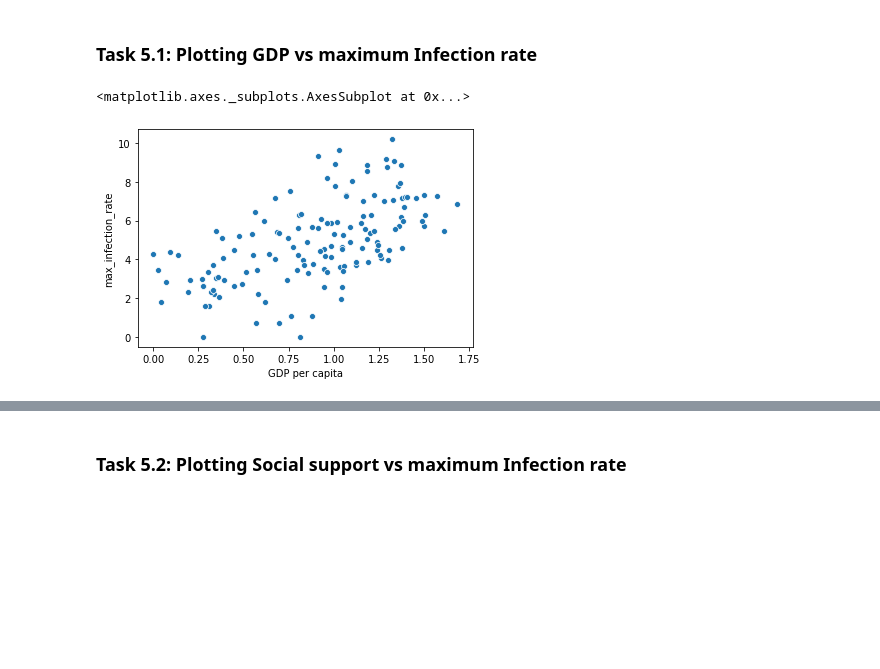
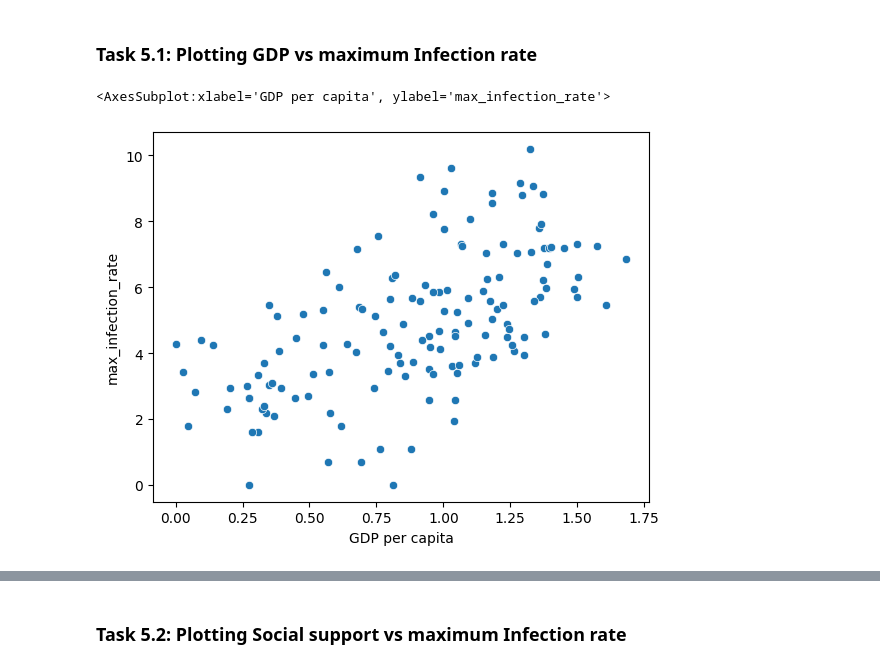
Before and after one commit to Thientvu/Covid19-data-analysis, a Jupyter notebook: covid19 data analysis notebook.ipynb, the cells around one changed output, grey strips where cells are left out. Cells and saved outputs as stored; diff of their text form; code cells hidden in the pictures; blank space fills up the shorter version.

```diff
--- a/covid19 data analysis notebook.ipynb
+++ b/covid19 data analysis notebook.ipynb
@@ -17,7 +17,7 @@ Modules are imported.
 ### Task 2.1: importing covid19 dataset
 importing "Covid19_Confirmed_dataset.csv" from "./Dataset" folder.
 # %%
-corona_dataset_csv = pd.read_csv("Datasets/covid19_Confirmed_dataset.csv")
+corona_dataset_csv = pd.read_csv("data/covid19_Confirmed_dataset.csv")
 corona_dataset_csv.head()
 # %% [output]
 |  | Province/State | Country/Region | Lat | Long | 1/22/20 | 1/23/20 | 1/24/20 | 1/25/20 | 1/26/20 | ... |
@@ -151,7 +154,7 @@ corona_data.head()
 # %% [markdown]
 ### Task 4.1 : importing the dataset
 # %%
-happiness_report_csv = pd.read_csv("Datasets/worldwide_happiness_report.csv")
+happiness_report_csv = pd.read_csv("data/worldwide_happiness_report.csv")
 # %%
 happiness_report_csv.head()
 # %% [output]
@@ -253,8 +254,8 @@ data.head()
 # %%
 x = data['GDP per capita']
 y = data['max_infection_rate']
-sns.scatterplot(x, np.log(y))
+sns.scatterplot(data = data, x = x, y = np.log(y))
 # %% [output]
-<matplotlib.axes._subplots.AxesSubplot at 0x...>
+<AxesSubplot:xlabel='GDP per capita', ylabel='max_infection_rate'>
-[figure, old version]
+[figure, new version]
 # %%
```
Also changed, not shown: parts of 12 cells of this notebook.
